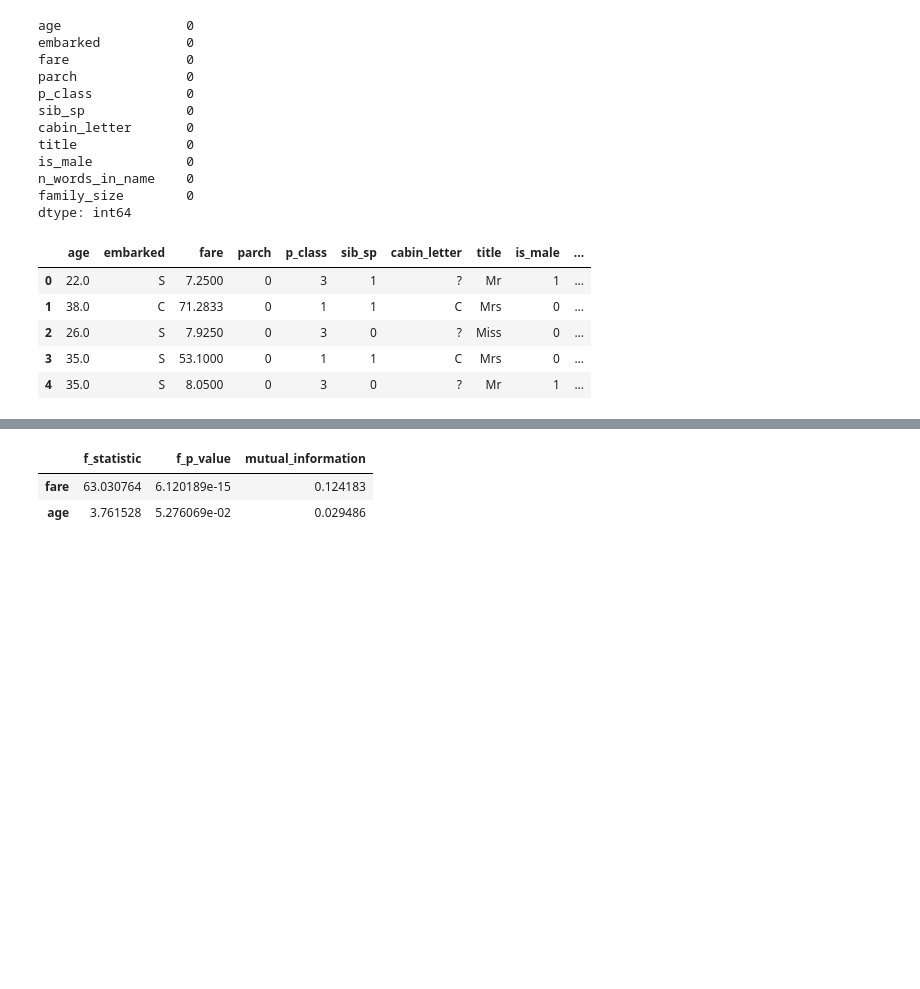
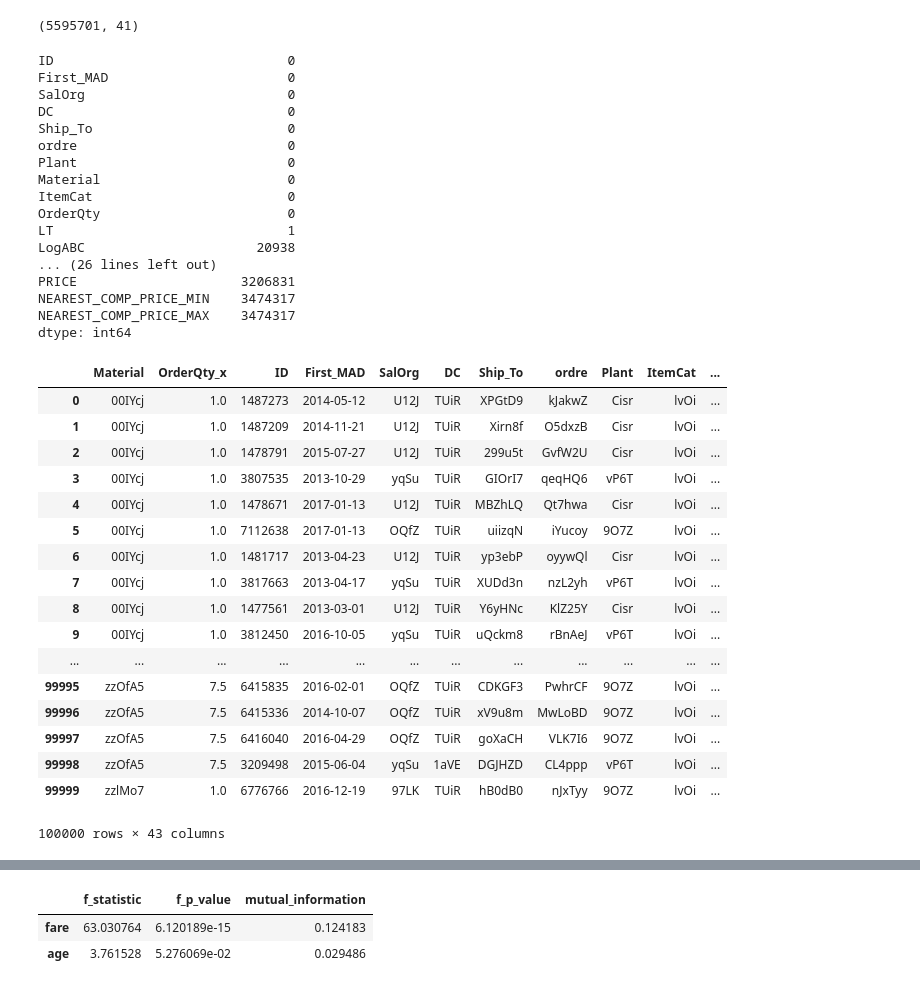
Before and after one commit to Dolto/kaggle-DSG17-final, a Jupyter notebook: EDA.ipynb, the cells around one changed output, grey strips where cells are left out. Drawn from its saved outputs; the diff is of its cells as text; code cells hidden in the pictures; blank space fills up the shorter version.

```diff
--- a/EDA.ipynb
+++ b/EDA.ipynb
@@ -9,24 +5,24 @@ y_test = pd.read_csv('data/y_test.csv')
+# %%
+train.shape
+# %% [output]
+(5595701, 41)
 # %%
-X_train.isnull().sum()
+train.isnull().sum()
 # %% [output]
-age                0
-embarked           0
-fare               0
-parch              0
-p_class            0
-sib_sp             0
-cabin_letter       0
-title              0
-is_male            0
-n_words_in_name    0
-family_size        0
+ID                              0
+First_MAD                       0
+SalOrg                          0
+DC                              0
+Ship_To                         0
+ordre                           0
+Plant                           0
+Material                        0
+ItemCat                         0
+OrderQty                        0
+LT                              1
+LogABC                      20938
+... (26 lines left out)
+PRICE                     3206831
+NEAREST_COMP_PRICE_MIN    3474317
+NEAREST_COMP_PRICE_MAX    3474317
 dtype: int64
-# %%
-X_train.head()
-# %% [output]
-|  | age | embarked | fare | parch | p_class | sib_sp | cabin_letter | title | is_male | ... |
-| 0 | 22.0 | S | 7.2500 | 0 | 3 | 1 | ? | Mr | 1 | ... |
-| 1 | 38.0 | C | 71.2833 | 0 | 1 | 1 | C | Mrs | 0 | ... |
-| 2 | 26.0 | S | 7.9250 | 0 | 3 | 0 | ? | Miss | 0 | ... |
-| 3 | 35.0 | S | 53.1000 | 0 | 1 | 1 | C | Mrs | 0 | ... |
-| 4 | 35.0 | S | 8.0500 | 0 | 3 | 0 | ? | Mr | 1 | ... |
@@ -32,0 +31,23 @@ X_train.head()
+# %%
+meds = meds.reset_index()
+# %%
+pd.merge(right=sample, left=meds, on='Material')
+# %% [output]
+|  | Material | OrderQty_x | ID | First_MAD | SalOrg | DC | Ship_To | ordre | Plant | ItemCat | ... |
+| 0 | 00IYcj | 1.0 | 1487273 | 2014-05-12 | U12J | TUiR | XPGtD9 | kJakwZ | Cisr | lvOi | ... |
+| 1 | 00IYcj | 1.0 | 1487209 | 2014-11-21 | U12J | TUiR | Xirn8f | O5dxzB | Cisr | lvOi | ... |
+| 2 | 00IYcj | 1.0 | 1478791 | 2015-07-27 | U12J | TUiR | 299u5t | GvfW2U | Cisr | lvOi | ... |
+| 3 | 00IYcj | 1.0 | 3807535 | 2013-10-29 | yqSu | TUiR | GIOrI7 | qeqHQ6 | vP6T | lvOi | ... |
+| 4 | 00IYcj | 1.0 | 1478671 | 2017-01-13 | U12J | TUiR | MBZhLQ | Qt7hwa | Cisr | lvOi | ... |
+| 5 | 00IYcj | 1.0 | 7112638 | 2017-01-13 | OQfZ | TUiR | uiizqN | iYucoy | 9O7Z | lvOi | ... |
+| 6 | 00IYcj | 1.0 | 1481717 | 2013-04-23 | U12J | TUiR | yp3ebP | oyywQl | Cisr | lvOi | ... |
+| 7 | 00IYcj | 1.0 | 3817663 | 2013-04-17 | yqSu | TUiR | XUDd3n | nzL2yh | vP6T | lvOi | ... |
+| 8 | 00IYcj | 1.0 | 1477561 | 2013-03-01 | U12J | TUiR | Y6yHNc | KlZ25Y | Cisr | lvOi | ... |
+| 9 | 00IYcj | 1.0 | 3812450 | 2016-10-05 | yqSu | TUiR | uQckm8 | rBnAeJ | vP6T | lvOi | ... |
+| ... | ... | ... | ... | ... | ... | ... | ... | ... | ... | ... | ... |
+| 99995 | zzOfA5 | 7.5 | 6415835 | 2016-02-01 | OQfZ | TUiR | CDKGF3 | PwhrCF | 9O7Z | lvOi | ... |
+| 99996 | zzOfA5 | 7.5 | 6415336 | 2014-10-07 | OQfZ | TUiR | xV9u8m | MwLoBD | 9O7Z | lvOi | ... |
+| 99997 | zzOfA5 | 7.5 | 6416040 | 2016-04-29 | OQfZ | TUiR | goXaCH | VLK7I6 | 9O7Z | lvOi | ... |
+| 99998 | zzOfA5 | 7.5 | 3209498 | 2015-06-04 | yqSu | 1aVE | DGJHZD | CL4ppp | vP6T | lvOi | ... |
+| 99999 | zzlMo7 | 1.0 | 6776766 | 2016-12-19 | 97LK | TUiR | hB0dB0 | nJxTyy | 9O7Z | lvOi | ... |
+100000 rows × 43 columns
```
Also changed, not shown: parts of 7 cells of this notebook, 2 other files.
